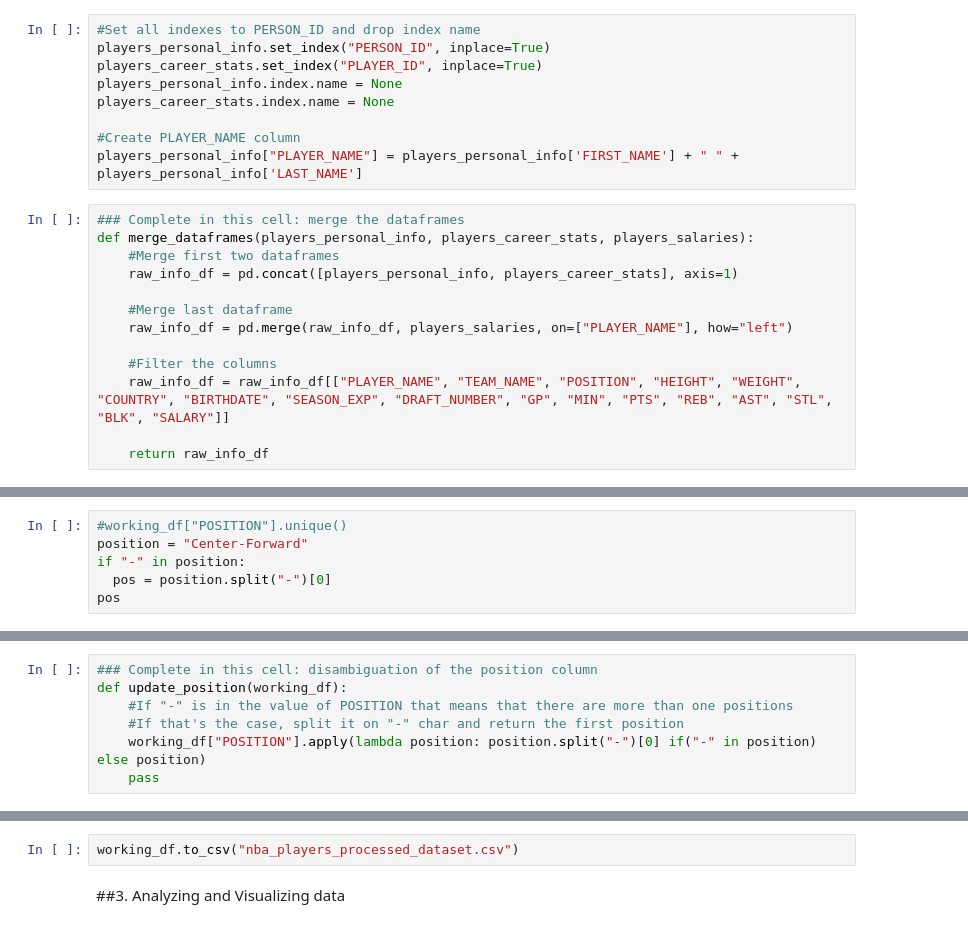
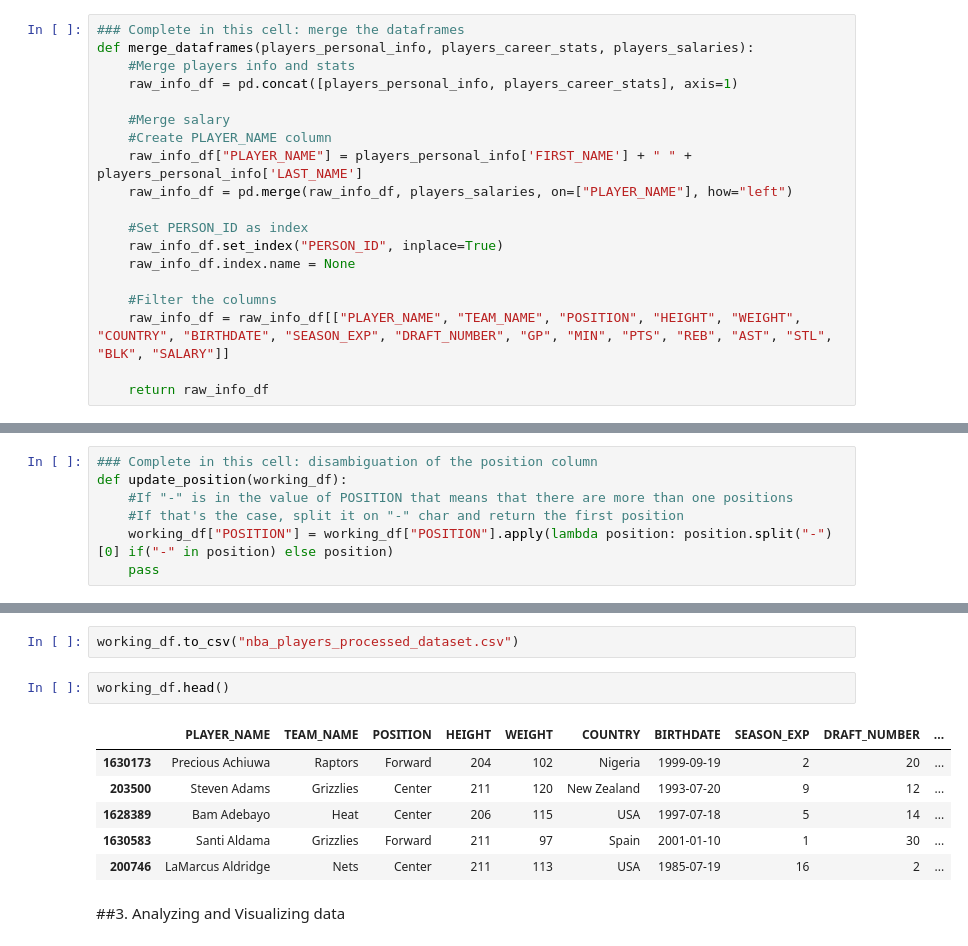
Before and after one commit to ja-818/NBA_statistics, a Jupyter notebook: Sprint_01_Julián_Arango.ipynb, the cells around one changed output, grey strips where cells are left out. Drawn from its saved outputs; the diff is of its cells as text.

```diff
--- a/Sprint_01_Julián_Arango.ipynb
+++ b/Sprint_01_Julián_Arango.ipynb
@@ -287,23 +285,20 @@ Success!
 Save the result to a csv called "raw_nba_players_dataset.csv"
 # %% [markdown]
 Hint: Before merging the data, you should make sure all four dataframes have the same length, are indexed by PERSON_ID and have the same keys
-# %%
-#Set all indexes to PERSON_ID and drop index name
-players_personal_info.set_index("PERSON_ID", inplace=True)
-players_career_stats.set_index("PLAYER_ID", inplace=True)
-players_personal_info.index.name = None
-players_career_stats.index.name = None
-
-#Create PLAYER_NAME column
-players_personal_info["PLAYER_NAME"] = players_personal_info['FIRST_NAME'] + " " + players_personal_info['LAST_NAME']
 # %%
 ### Complete in this cell: merge the dataframes
 def merge_dataframes(players_personal_info, players_career_stats, players_salaries):
-    #Merge first two dataframes
+    #Merge players info and stats
     raw_info_df = pd.concat([players_personal_info, players_career_stats], axis=1)
 
-    #Merge last dataframe
+    #Merge salary
+    #Create PLAYER_NAME column
+    raw_info_df["PLAYER_NAME"] = players_personal_info['FIRST_NAME'] + " " + players_personal_info['LAST_NAME']
     raw_info_df = pd.merge(raw_info_df, players_salaries, on=["PLAYER_NAME"], how="left")
+
+    #Set PERSON_ID as index
+    raw_info_df.set_index("PERSON_ID", inplace=True)
+    raw_info_df.index.name = None
 
     #Filter the columns
     raw_info_df = raw_info_df[["PLAYER_NAME", "TEAM_NAME", "POSITION", "HEIGHT", "WEIGHT", "COUNTRY", "BIRTHDATE", "SEASON_EXP", "DRAFT_NUMBER", "GP", "MIN", "PTS", "REB", "AST", "STL", "BLK", "SALARY"]]
@@ -501,9 +459,3 @@ See the caveats in the documentation: https://pandas.pydata.org/pandas-docs/stab
   working_df["AGE"] = working_df["AGE"].apply(lambda x: f"{x.years} years, {x.months} months, {x.days} days")
 # %% [markdown]
 2.6- Create a function that takes care of the disambiguation of the "POSITION" column. Should replace all positions that are mixed with the first one listed.
-# %%
-#working_df["POSITION"].unique()
-position = "Center-Forward"
-if "-" in position:
-  pos = position.split("-")[0]
-pos
@@ -514,7 +464,7 @@ pos
 def update_position(working_df):
     #If "-" is in the value of POSITION that means that there are more than one positions
     #If that's the case, split it on "-" char and return the first position
-    working_df["POSITION"].apply(lambda position: position.split("-")[0] if("-" in position) else position)
+    working_df["POSITION"] = working_df["POSITION"].apply(lambda position: position.split("-")[0] if("-" in position) else position)
     pass
 # %%
 update_position(working_df)
@@ -533,6 +487,15 @@ Success!
 2.7- Review that the working dataset has all requested columns with its corresponding datatypes and save it as a csv with name "nba_players_processed_dataset.csv"
 # %%
 working_df.to_csv("nba_players_processed_dataset.csv")
+# %%
+working_df.head()
+# %% [output]
+|  | PLAYER_NAME | TEAM_NAME | POSITION | HEIGHT | WEIGHT | COUNTRY | BIRTHDATE | SEASON_EXP | DRAFT_NUMBER | ... |
+| 1630173 | Precious Achiuwa | Raptors | Forward | 204 | 102 | Nigeria | 1999-09-19 | 2 | 20 | ... |
+| 203500 | Steven Adams | Grizzlies | Center | 211 | 120 | New Zealand | 1993-07-20 | 9 | 12 | ... |
+| 1628389 | Bam Adebayo | Heat | Center | 206 | 115 | USA | 1997-07-18 | 5 | 14 | ... |
+| 1630583 | Santi Aldama | Grizzlies | Forward | 211 | 97 | Spain | 2001-01-10 | 1 | 30 | ... |
+| 200746 | LaMarcus Aldridge | Nets | Center | 211 | 113 | USA | 1985-07-19 | 16 | 2 | ... |
 # %% [markdown]
 ##3. Analyzing and Visualizing data
 # %% [markdown]
```
Also changed, not shown: parts of 16 cells of this notebook.
